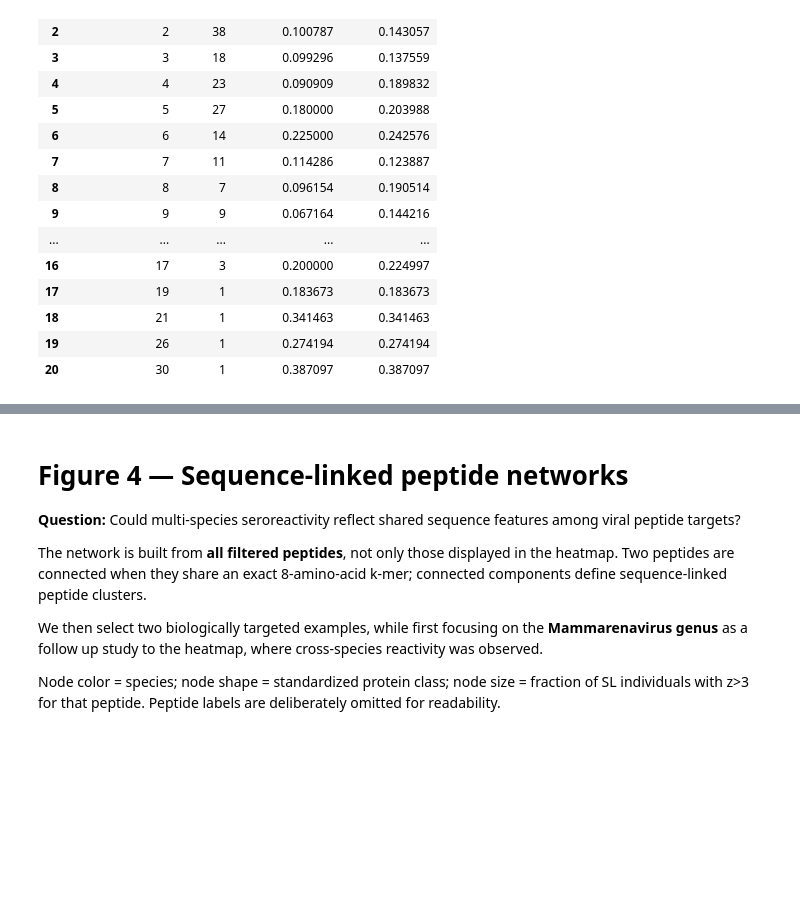
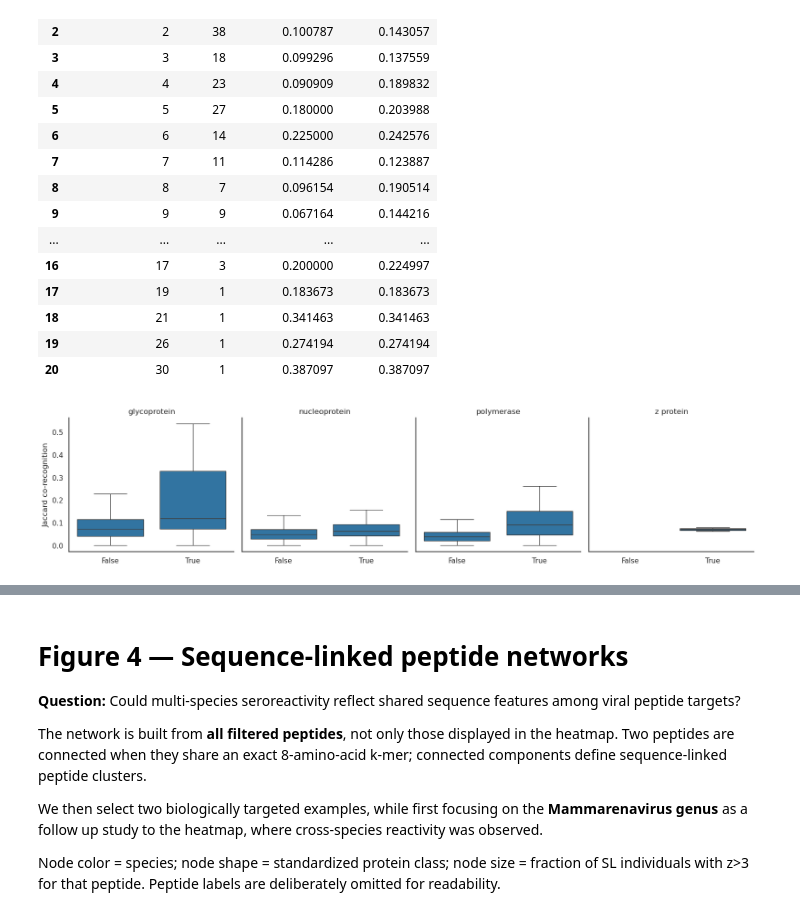
Before and after one commit to sporak577/lasv_phipseq_2026, a Jupyter notebook: Lassa_seroreactivity_paper_figures_clean_090726.ipynb, the cells around one changed output, grey strips where cells are left out. Saved outputs shown, nothing was run; the diff lists cells and outputs as text; code cells hidden in the pictures; blank space fills up the shorter version.

```diff
--- a/Lassa_seroreactivity_paper_figures_clean_090726.ipynb
+++ b/Lassa_seroreactivity_paper_figures_clean_090726.ipynb
@@ -1509,15 +2366,10 @@ mamma_cross_species_pairs = (
     mamma_cross_species_pairs
     .merge(
         sequence_linked_pairs[
-            ['pair_key','shared_kmers','n_shared_kmers']
-        ],
-        on='pair_key',
-        how='left'
-    )
+            ['pair_key','shared_kmers','n_shared_kmers']],on='pair_key',how='left')
 )
 
-mamma_cross_species_pairs['n_shared_kmers'] = (
-    mamma_cross_species_pairs['n_shared_kmers'].fillna(0).astype(int))
+mamma_cross_species_pairs['n_shared_kmers'] = (mamma_cross_species_pairs['n_shared_kmers'].fillna(0).astype(int))
 # %%
 sequence_summary = (
     mamma_cross_species_pairs
@@ -1648,3 +2460,40 @@ display(shared_kmer_summary)
 | 18 | 21 | 1 | 0.341463 | 0.341463 |
 | 19 | 26 | 1 | 0.274194 | 0.274194 |
 | 20 | 30 | 1 | 0.387097 | 0.387097 |
+# %%
+mamma_cross_species_pairs['same_protein'] = (
+    mamma_cross_species_pairs['protein_std_a']
+    ==
+    mamma_cross_species_pairs['protein_std_b']
+)
+
+same_protein_pairs = (
+    mamma_cross_species_pairs[
+        mamma_cross_species_pairs['same_protein']
+    ]
+    .copy()
+)
+# %%
+g = sns.catplot(
+    data=same_protein_pairs,
+    x='sequence_linked',
+    y='jaccard',
+    col='protein_std_a',
+    kind='box',
+    showfliers=False,
+    col_wrap=4,
+    height=4
+)
+
+g.set_axis_labels(
+    '',
+    'Jaccard co-recognition'
+)
+
+g.set_titles(
+    '{col_name}'
+)
+
+plt.show()
+# %% [output]
+[figure, added]
```
Also changed, not shown: parts of 58 cells of this notebook.
